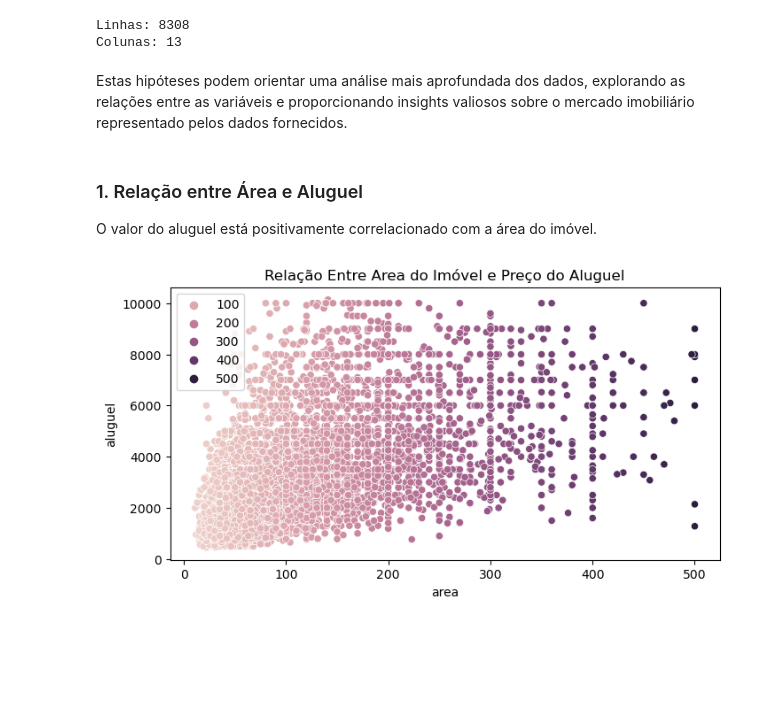
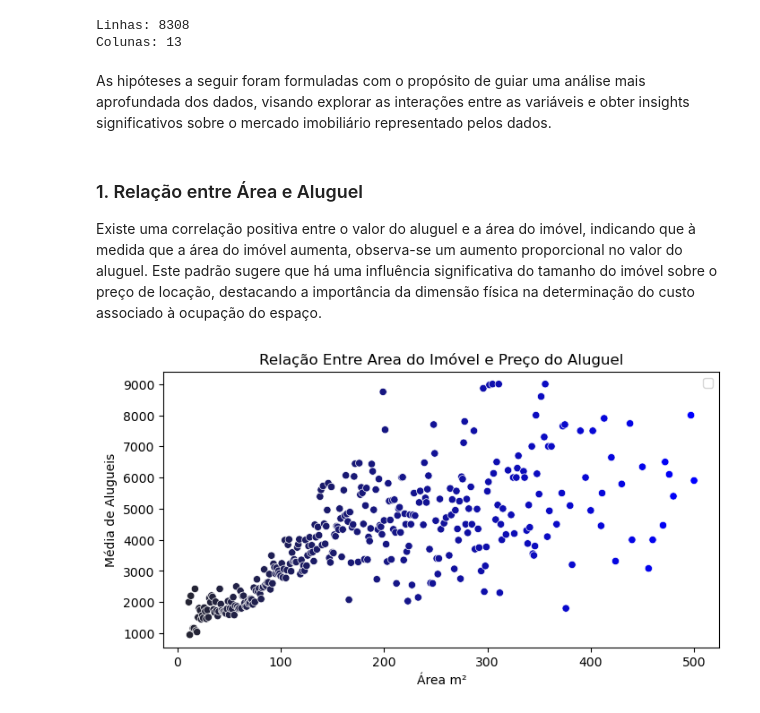
Before and after one commit to alves05/Analise_Previsao_Aluguel_Brasil, a Jupyter notebook: Analise_Previsao_Aluguel_Brasil.ipynb, the cells around one changed output. Cells and saved outputs as stored; diff of their text form; code cells hidden in the pictures; blank space fills up the shorter version.

```diff
--- a/Analise_Previsao_Aluguel_Brasil.ipynb
+++ b/Analise_Previsao_Aluguel_Brasil.ipynb
@@ -341,18 +349,20 @@ Colunas: 13
 # Transformando colunas numéricas em int e float
 dados = converte_dados(dados)
 # %% [markdown]
-Estas hipóteses podem orientar uma análise mais aprofundada dos dados, explorando as relações entre as variáveis e proporcionando insights valiosos sobre o mercado imobiliário representado pelos dados fornecidos.
+As hipóteses a seguir foram formuladas com o propósito de guiar uma análise mais aprofundada dos dados, visando explorar as interações entre as variáveis e obter insights significativos sobre o mercado imobiliário representado pelos dados.
 # %% [markdown]
 <h3>1. Relação entre Área e Aluguel</h3>
 
-O valor do aluguel está positivamente correlacionado com a área do imóvel.
+Existe uma correlação positiva entre o valor do aluguel e a área do imóvel, indicando que à medida que a área do imóvel aumenta, observa-se um aumento proporcional no valor do aluguel. Este padrão sugere que há uma influência significativa do tamanho do imóvel sobre o preço de locação, destacando a importância da dimensão física na determinação do custo associado à ocupação do espaço.
 # %%
-area_aluguel = dados.select('area', 'aluguel').toPandas()
+df = dados.select('area', 'aluguel').toPandas().groupby('area')['aluguel'].mean().reset_index()
 plt.figure(figsize=(8,4))
-sns.scatterplot(area_aluguel, x='area', y='aluguel', hue='area')
+sns.scatterplot(df, x='area', y='aluguel', hue='area', palette='dark:b')
 plt.title('Relação Entre Area do Imóvel e Preço do Aluguel')
-plt.legend(loc='upper left')
+plt.ylabel('Média de Alugueis')
+plt.xlabel('Área m²')
+plt.legend('')
 plt.savefig('./img/graficos/area_aluguel.png', format='png')
 plt.show()
 # %% [output]
-[figure, old version]
+[figure, new version]
```
Also changed, not shown: parts of 29 cells of this notebook, 12 other files.
